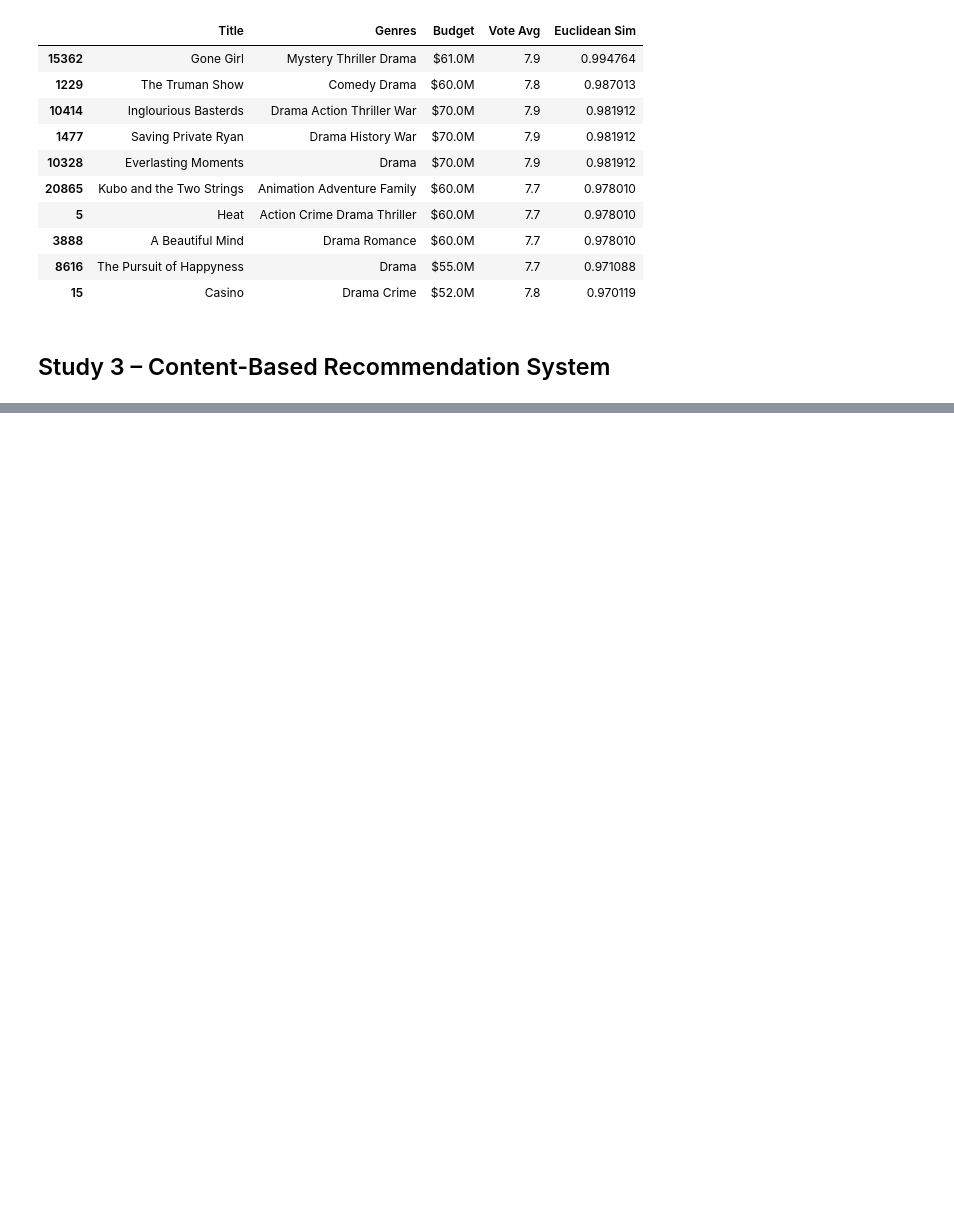
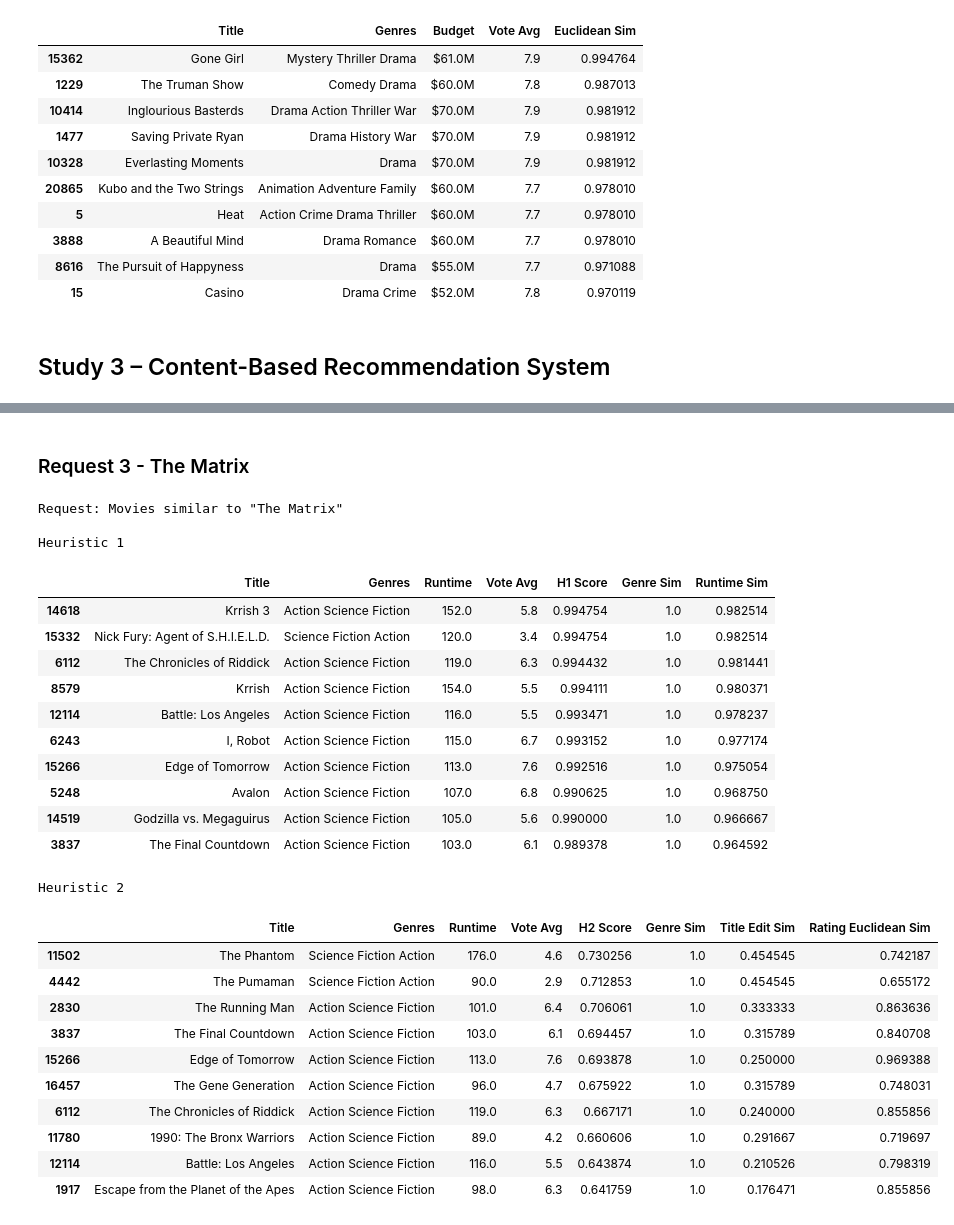
Before and after one commit to JCoji/DataScienceA2, a Jupyter notebook: A4 - Jonthan Cojita, Lucas Gavura.ipynb, the cells around one changed output, grey strips where cells are left out. Cells and saved outputs as stored; diff of their text form; code cells hidden in the pictures; blank space fills up the shorter version.

```diff
--- a/A4 - Jonthan Cojita, Lucas Gavura.ipynb
+++ b/A4 - Jonthan Cojita, Lucas Gavura.ipynb
@@ -563,0 +721,40 @@ Top 10 movies with most similar budget + rating profile:
+# %% [markdown]
+### Request 3 - The Matrix
+# %%
+# Request 3
+q = "The Matrix"
+_, r3_h1 = recommend_heuristic1(q, df)
+_, r3_h2 = recommend_heuristic2(q, df)
+
+print(f'Request: Movies similar to "{q}"')
+print('\nHeuristic 1')
+display(r3_h1)
+print('\nHeuristic 2')
+display(r3_h2)
+# %% [output]
+Request: Movies similar to "The Matrix"
+
+Heuristic 1
+|  | Title | Genres | Runtime | Vote Avg | H1 Score | Genre Sim | Runtime Sim |
+| 14618 | Krrish 3 | Action Science Fiction | 152.0 | 5.8 | 0.994754 | 1.0 | 0.982514 |
+| 15332 | Nick Fury: Agent of S.H.I.E.L.D. | Science Fiction Action | 120.0 | 3.4 | 0.994754 | 1.0 | 0.982514 |
+| 6112 | The Chronicles of Riddick | Action Science Fiction | 119.0 | 6.3 | 0.994432 | 1.0 | 0.981441 |
+| 8579 | Krrish | Action Science Fiction | 154.0 | 5.5 | 0.994111 | 1.0 | 0.980371 |
+| 12114 | Battle: Los Angeles | Action Science Fiction | 116.0 | 5.5 | 0.993471 | 1.0 | 0.978237 |
+| 6243 | I, Robot | Action Science Fiction | 115.0 | 6.7 | 0.993152 | 1.0 | 0.977174 |
+| 15266 | Edge of Tomorrow | Action Science Fiction | 113.0 | 7.6 | 0.992516 | 1.0 | 0.975054 |
+| 5248 | Avalon | Action Science Fiction | 107.0 | 6.8 | 0.990625 | 1.0 | 0.968750 |
+| 14519 | Godzilla vs. Megaguirus | Action Science Fiction | 105.0 | 5.6 | 0.990000 | 1.0 | 0.966667 |
+| 3837 | The Final Countdown | Action Science Fiction | 103.0 | 6.1 | 0.989378 | 1.0 | 0.964592 |
+Heuristic 2
+|  | Title | Genres | Runtime | Vote Avg | H2 Score | Genre Sim | Title Edit Sim | Rating Euclidean Sim |
+| 11502 | The Phantom | Science Fiction Action | 176.0 | 4.6 | 0.730256 | 1.0 | 0.454545 | 0.742187 |
+| 4442 | The Pumaman | Science Fiction Action | 90.0 | 2.9 | 0.712853 | 1.0 | 0.454545 | 0.655172 |
+| 2830 | The Running Man | Action Science Fiction | 101.0 | 6.4 | 0.706061 | 1.0 | 0.333333 | 0.863636 |
+| 3837 | The Final Countdown | Action Science Fiction | 103.0 | 6.1 | 0.694457 | 1.0 | 0.315789 | 0.840708 |
+| 15266 | Edge of Tomorrow | Action Science Fiction | 113.0 | 7.6 | 0.693878 | 1.0 | 0.250000 | 0.969388 |
+| 16457 | The Gene Generation | Action Science Fiction | 96.0 | 4.7 | 0.675922 | 1.0 | 0.315789 | 0.748031 |
+| 6112 | The Chronicles of Riddick | Action Science Fiction | 119.0 | 6.3 | 0.667171 | 1.0 | 0.240000 | 0.855856 |
+| 11780 | 1990: The Bronx Warriors | Action Science Fiction | 89.0 | 4.2 | 0.660606 | 1.0 | 0.291667 | 0.719697 |
+| 12114 | Battle: Los Angeles | Action Science Fiction | 116.0 | 5.5 | 0.643874 | 1.0 | 0.210526 | 0.798319 |
+| 1917 | Escape from the Planet of the Apes | Action Science Fiction | 98.0 | 6.3 | 0.641759 | 1.0 | 0.176471 | 0.855856 |
```
Also changed, not shown: parts of 10 cells of this notebook.
